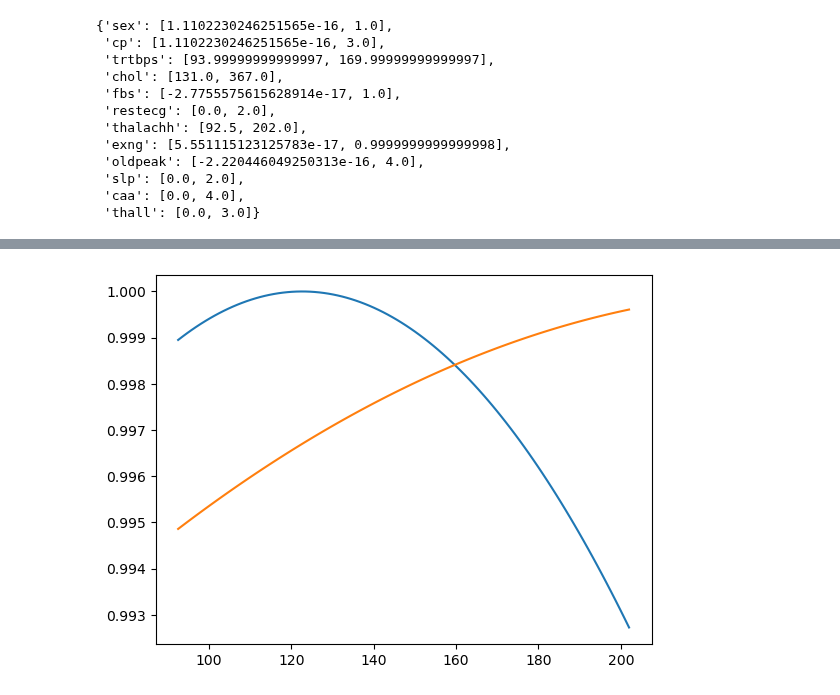
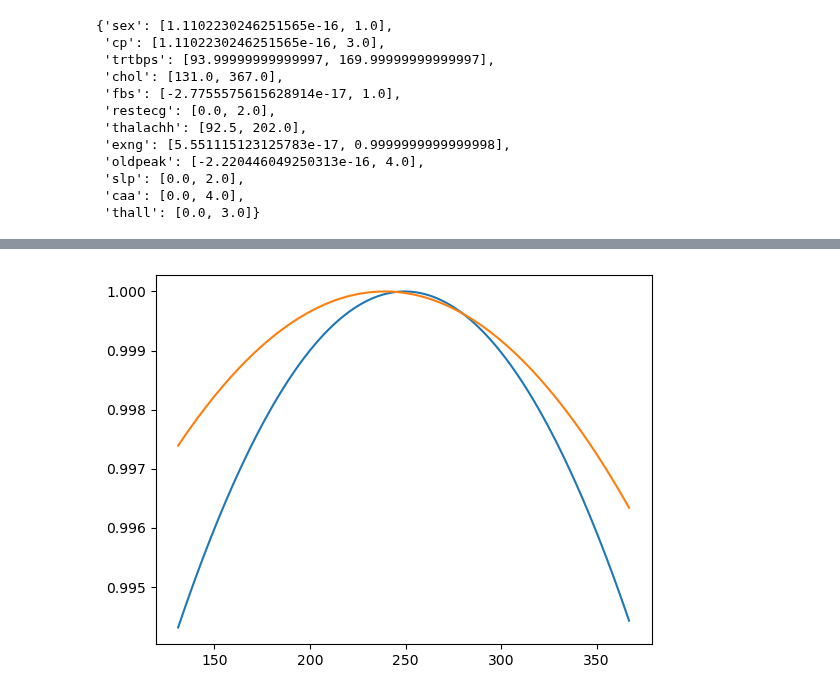
Before and after one commit to AlexGoncalves21/SInts_24, a Jupyter notebook: FinalProject/FuzzyInference.ipynb, the cells around one changed output, grey strips where cells are left out. Drawn from its saved outputs; the diff is of its cells as text; code cells hidden in the pictures.

```diff
--- a/FinalProject/FuzzyInference.ipynb
+++ b/FinalProject/FuzzyInference.ipynb
@@ -134,6 +134,8 @@ def Cluster(nclusters):
     clust_centers, part_matrix = fcm(X_train, n_clusters = nclusters)
     return clust_centers, part_matrix
 # %%
-def gaussian(x, mu, sig):
+def gaussian(x, mu, sig, mux, sigx):
+    mu = mux + sigx * mu
+    sig = sig * sigx
     #return (1.0 / (np.sqrt(2.0 * np.pi) * sig) * np.exp(-np.power((x - mu) / sig, 2.0) / 2))
     return (np.exp(-np.power((x - mu) / sig, 2.0) / 2))
@@ -145,7 +153,10 @@ min_metric = np.inf
 
 for i in range(max_clusters):
     i += 1
-    clust_centers, part_matrix = Cluster(i)
+    #clust_centers, part_matrix = Cluster(i)
+    cl = Clusterer(x_train=X_train, y_train=y_train, nr_clus=10)
+    clust_centers, part_matrix, _ = cl.cluster(method='fcm')
+    clust_centers = clust_centers[:,:-1]
     metric = SeparationMetric(X_train, clust_centers, part_matrix)
     if metric < min_metric:
         min_metric = metric
@@ -161,0 +168,6 @@ clust_centers.shape, part_matrix.shape
+# %%
+#clust_centers, part_matrix = Cluster(best_number)
+cl = Clusterer(x_train=X_train, y_train=y_train, nr_clus = best_number)
+clust_centers, part_matrix, _ = cl.cluster(method='fcm')
+clust_centers = clust_centers[:,:-1]
+clust_centers.shape, part_matrix.shape
@@ -267,9 +281,8 @@ class XMF:
         self.sigma = sigma
 
     def __call__(self, x):
-
-        x = (x - self.mean) / self.std
-        x = gaussian(x, self.mu, self.sigma)
+        #x = (x - self.mean) / self.std # X to Z
+        x = gaussian(x, self.mu, self.sigma, self.mean, self.std) # Z to MF
 
         return x
 # %%
@@ -316,7 +338,7 @@ uods
 # %%
-plotMFs(mfs, 'thalachh')
+plotMFs(mfs, 'chol')
 # %% [output]
-[figure, old version]
+[figure, new version]
 # %%
 consequents
 # %% [output]
```
Also changed, not shown: parts of 8 cells of this notebook, 1 other file.
